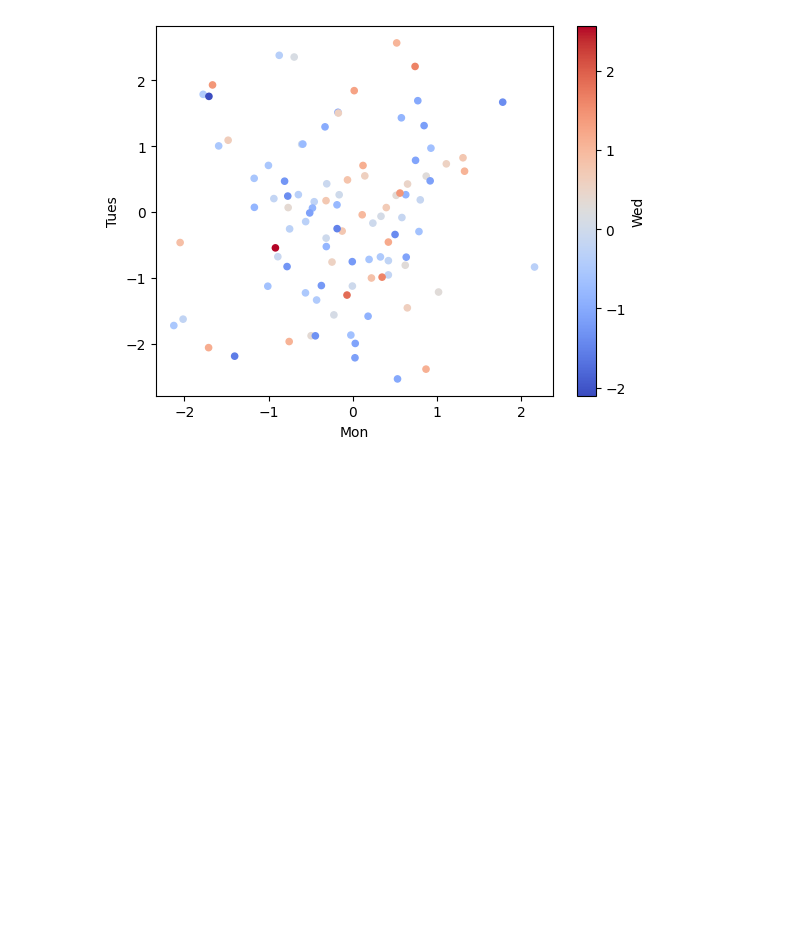
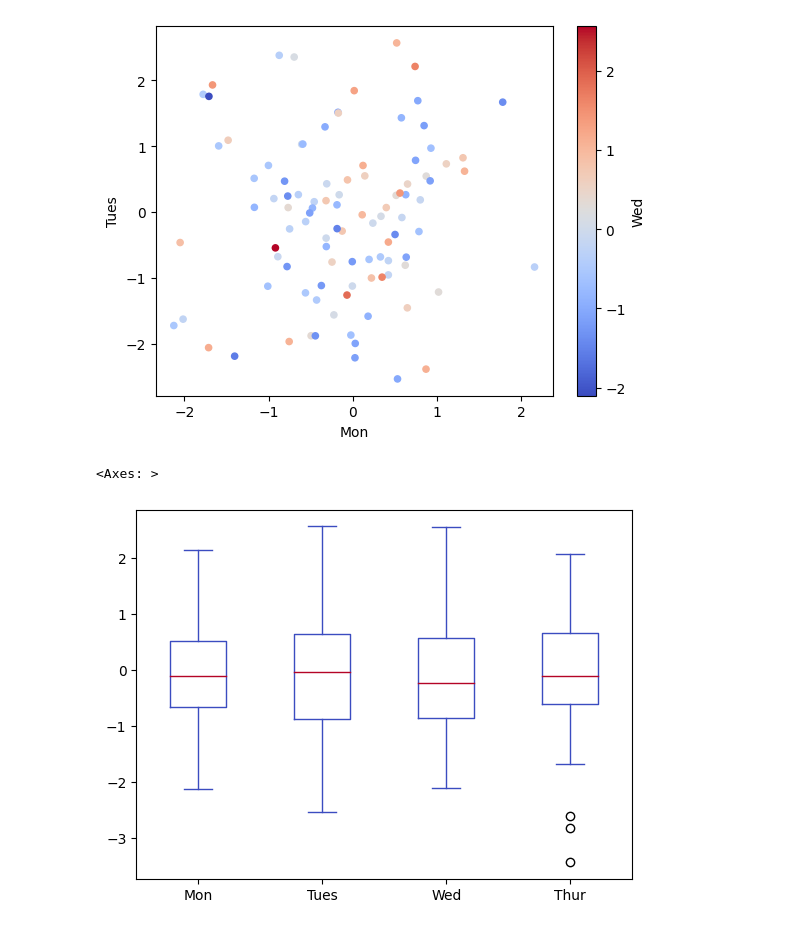
Before and after one commit to santhoshml/python-practice, a Jupyter notebook: Matplotlib.ipynb, the cells around one changed output. Saved outputs shown, nothing was run; the diff lists cells and outputs as text; code cells hidden in the pictures; blank space fills up the shorter version.

```diff
--- a/Matplotlib.ipynb
+++ b/Matplotlib.ipynb
@@ -118,3 +118,8 @@ my_df.plot(kind='scatter', x='Mon', y='Tues', c='Wed', cmap='coolwarm')
 # %% [output]
 <Axes: xlabel='Mon', ylabel='Tues'>
 [figure]
+# %%
+my_df.plot(kind="box", cmap='coolwarm')
+# %% [output]
+<Axes: >
+[figure, added]
```
